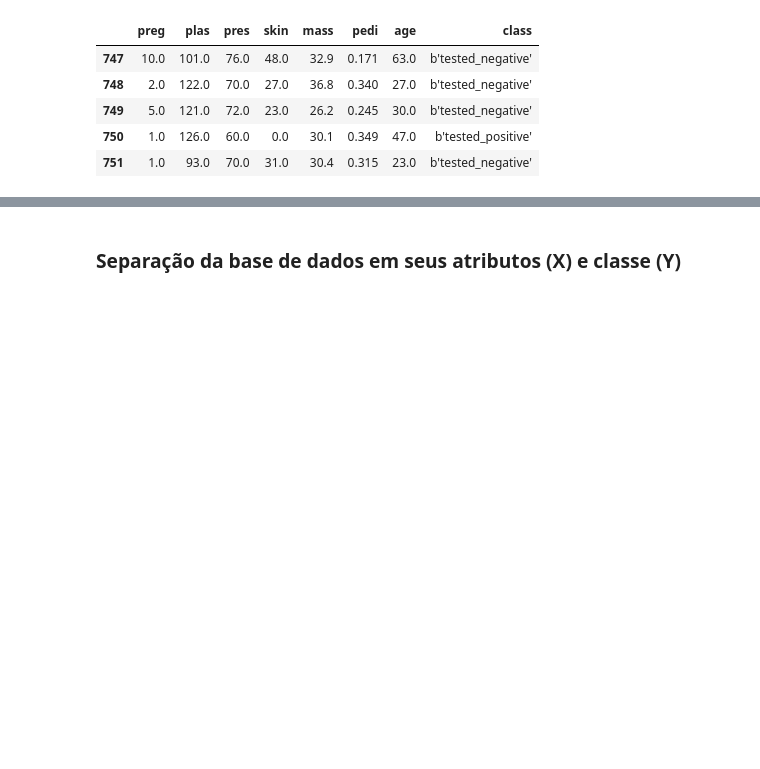
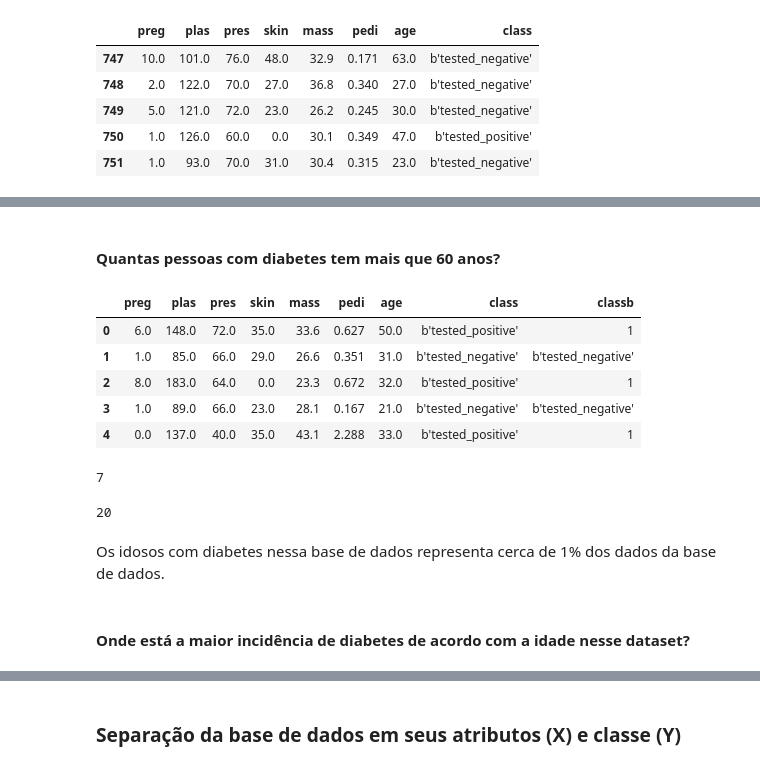
Before and after one commit to Ni-cole17/Base-Diabetes-IA, a Jupyter notebook: Diabetes.ipynb, the cells around one changed output, grey strips where cells are left out. Saved outputs shown, nothing was run; the diff lists cells and outputs as text; code cells hidden in the pictures; blank space fills up the shorter version.

```diff
--- a/Diabetes.ipynb
+++ b/Diabetes.ipynb
@@ -271,0 +291,27 @@ df_diabetes_new.tail()
+# %% [markdown]
+#### Quantas pessoas com diabetes tem mais que 60 anos?
+# %%
+df_diabetes_new['classb'] = df_diabetes_new['class'].replace(b'tested_positive',1)
+df_diabetes_new['classb'] = df_diabetes_new['classb'].replace(b'tested_negative',0)
+df_diabetes_new.head()
+# %% [output]
+|  | preg | plas | pres | skin | mass | pedi | age | class | classb |
+| 0 | 6.0 | 148.0 | 72.0 | 35.0 | 33.6 | 0.627 | 50.0 | b'tested_positive' | 1 |
+| 1 | 1.0 | 85.0 | 66.0 | 29.0 | 26.6 | 0.351 | 31.0 | b'tested_negative' | b'tested_negative' |
+| 2 | 8.0 | 183.0 | 64.0 | 0.0 | 23.3 | 0.672 | 32.0 | b'tested_positive' | 1 |
+| 3 | 1.0 | 89.0 | 66.0 | 23.0 | 28.1 | 0.167 | 21.0 | b'tested_negative' | b'tested_negative' |
+| 4 | 0.0 | 137.0 | 40.0 | 35.0 | 43.1 | 2.288 | 33.0 | b'tested_positive' | 1 |
+# %%
+idosos_diabetes = df_diabetes_new.query('age > 60 and classb == 1').shape[0]
+idosos_diabetes
+# %% [output]
+7
+# %%
+idosos_nodiabetes = df_diabetes_new.query('age > 60 and classb == 0').shape[0]
+idosos_nodiabetes
+# %% [output]
+20
+# %% [markdown]
+Os idosos com diabetes nessa base de dados representa cerca de 1% dos dados da base de dados.
+# %% [markdown]
+#### Onde está a maior incidência de diabetes de acordo com a idade nesse dataset?
```
Also changed, not shown: parts of 18 cells of this notebook.
